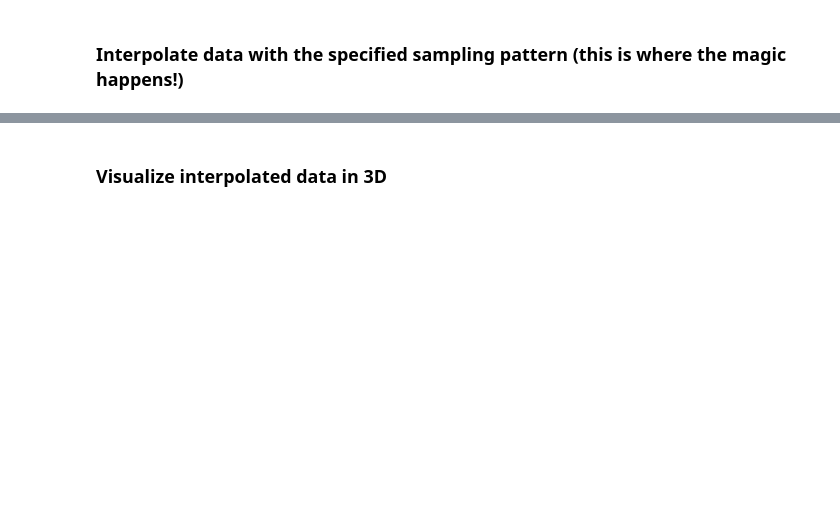
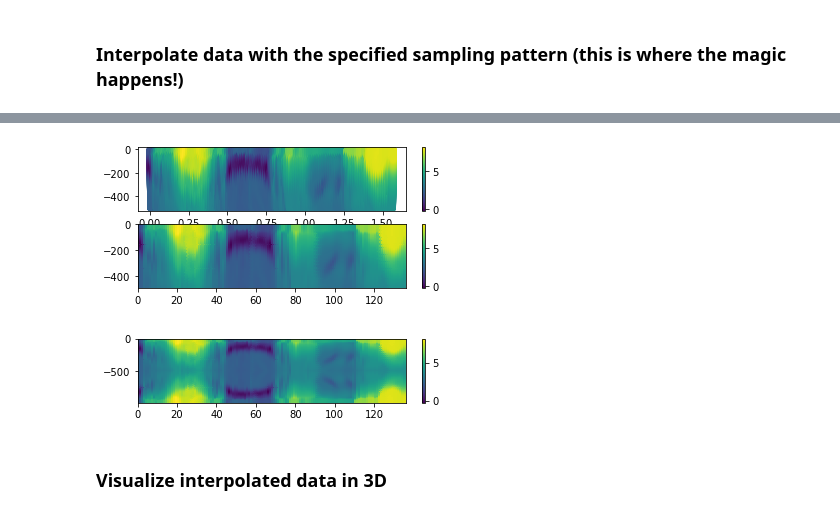
Before and after one commit to kdrushka/model-subsampling, a Jupyter notebook: testing/osse_code.ipynb, the cells around one changed output, grey strips where cells are left out. Saved outputs shown, nothing was run; the diff lists cells and outputs as text; code cells hidden in the pictures; blank space fills up the shorter version.

```diff
--- a/testing/osse_code.ipynb
+++ b/testing/osse_code.ipynb
@@ -130,3 +208,47 @@ sdata, sh_true = survey_interp(ds, survey_track, survey_indices)
+# %%
+# THIS DOESN'T QUITE WORK :(
+# or maybe it does now?
+
+
+# regrid the data, going from points to time x depth coordinates
+# time from the shallowest part of the profile (?)
+subsampled_data = sdata
+# t_regrid = subsampled_data['time'].where(subsampled_data.dep == subsampled_data.dep.max(), drop=True).isel(points=slice(0,-1,2))
+t_regrid = np.arange(survey_track.n_profiles.data) # time dimension - to start just make it the # of profiles
+# depth is the unique depths
+z_regrid = np.unique(subsampled_data['dep'])
+# or ... so the numbers work out..
+z_regrid = np.arange(len(sdata.points.data)/survey_track.n_profiles.data) # ??? should this be half as many?
+
+
+multiindex_ds = sdata.assign_coords(
+    tgrid=t_regrid, zgrid=z_regrid).stack(aux_dim=("tgrid", "zgrid")).rename(points="aux_dim").unstack("aux_dim")
+
+
+ax = plt.subplot(311)
+p=plt.scatter(sdata['time'].data,sdata['dep'].data,c=sdata['Theta'].data)
+plt.colorbar(p)
+
+ax = plt.subplot(312)
+
+# if we only plot the top half of the regridded data.... looks great!
+# multiindex_ds.Theta.plot()
+# plt.pcolor(np.transpose(multiindex_ds.Theta.data))
+# p = plt.pcolor(np.transpose(multiindex_ds.Theta.data[0:-1:2,0:-1:2]))
+p = plt.pcolor(t_regrid, -z_regrid[0:494], np.transpose(multiindex_ds.Theta.data[:,0:494]))
+plt.colorbar(p)
+plt.show()
+
+# plotting the whole thing- data is mirrored at bottom. we have to do the step where every second column is reversed
+# - not sure how to do this in xarray
+# but at least it works in normal np arrays!
+ax = plt.subplot(313)
+p = plt.pcolor(t_regrid, -z_regrid, np.transpose(multiindex_ds.Theta.data))
+plt.colorbar(p)
+plt.show()
+# %% [output]
+[figure, added]
+[figure, added]
 # %% [markdown]
 ### Visualize interpolated data in 3D
 # %%
```
Also changed, not shown: parts of 33 cells of this notebook, 1 other file.
